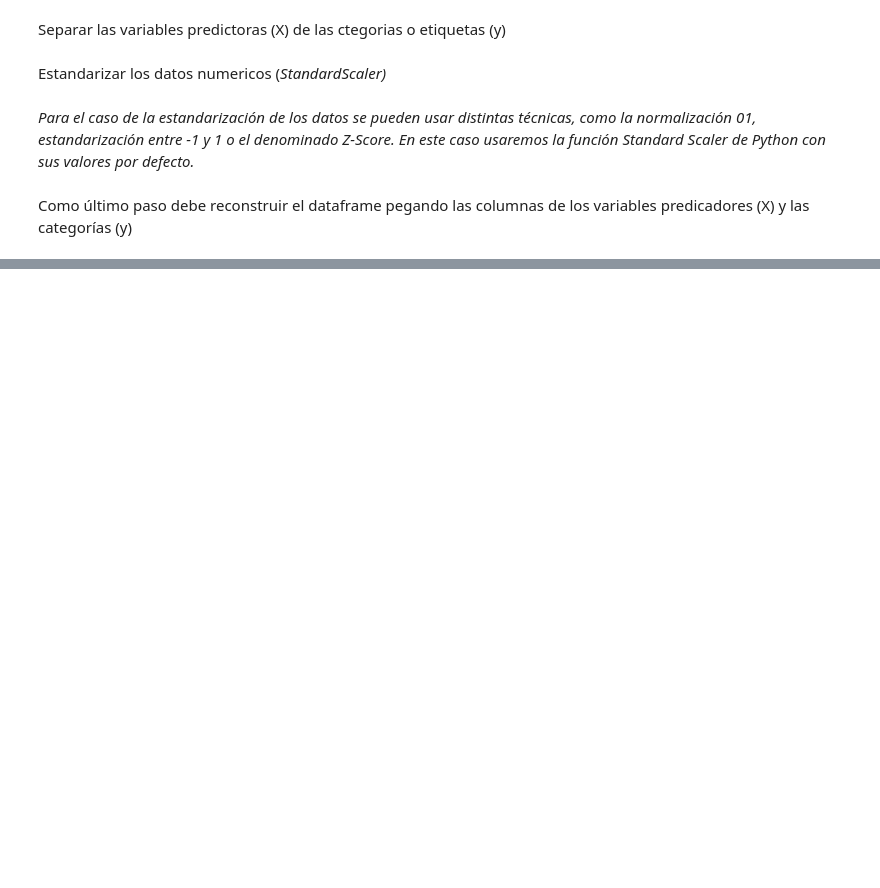
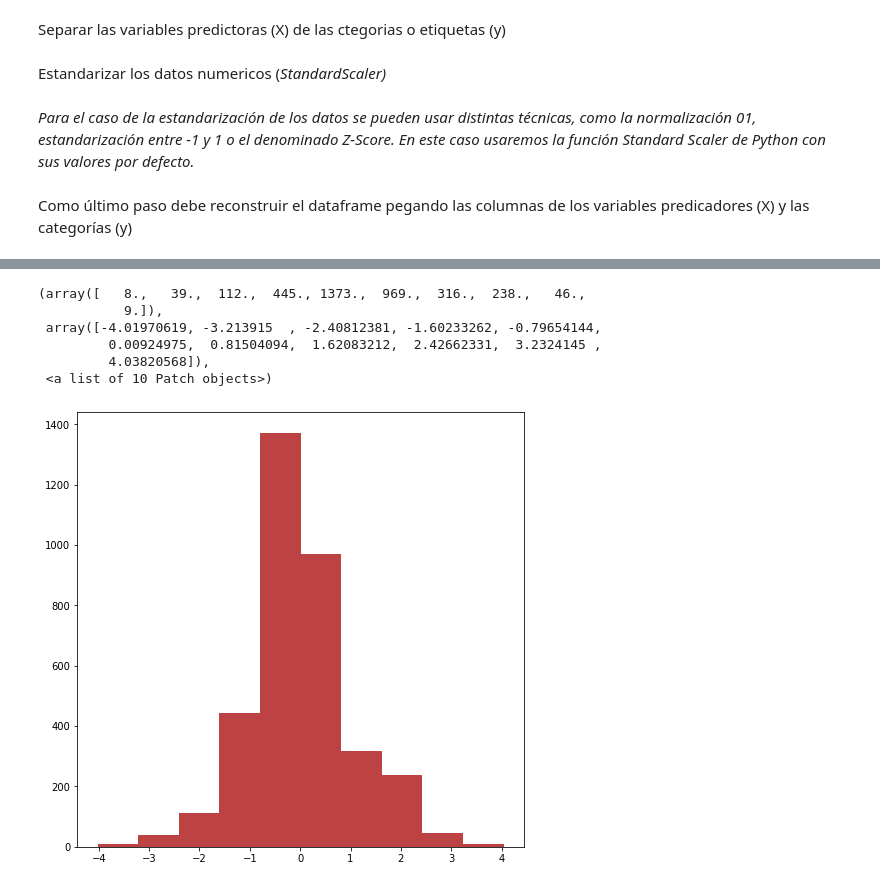
Before and after one commit to Cordero27/Minor-Machine-Learning, a Jupyter notebook: Proyecto Final ML/ Entrega 02 - Scrub/ Entrega_03_Explore.ipynb, the cells around one changed output, grey strips where cells are left out. Cells and saved outputs as stored; diff of their text form; code cells hidden in the pictures; blank space fills up the shorter version.

```diff
--- a/Proyecto Final ML/ Entrega 02 - Scrub/ Entrega_03_Explore.ipynb
+++ b/Proyecto Final ML/ Entrega 02 - Scrub/ Entrega_03_Explore.ipynb
@@ -294,0 +360,11 @@ df
+# %%
+#Graficamos la columna Z
+plt.hist(df.z)
+# %% [output]
+(array([   8.,   39.,  112.,  445., 1373.,  969.,  316.,  238.,   46.,
+           9.]),
+ array([-4.01970619, -3.213915  , -2.40812381, -1.60233262, -0.79654144,
+         0.00924975,  0.81504094,  1.62083212,  2.42662331,  3.2324145 ,
+         4.03820568]),
+ <a list of 10 Patch objects>)
+[figure, added]
```
Also changed, not shown: parts of 27 cells of this notebook.
